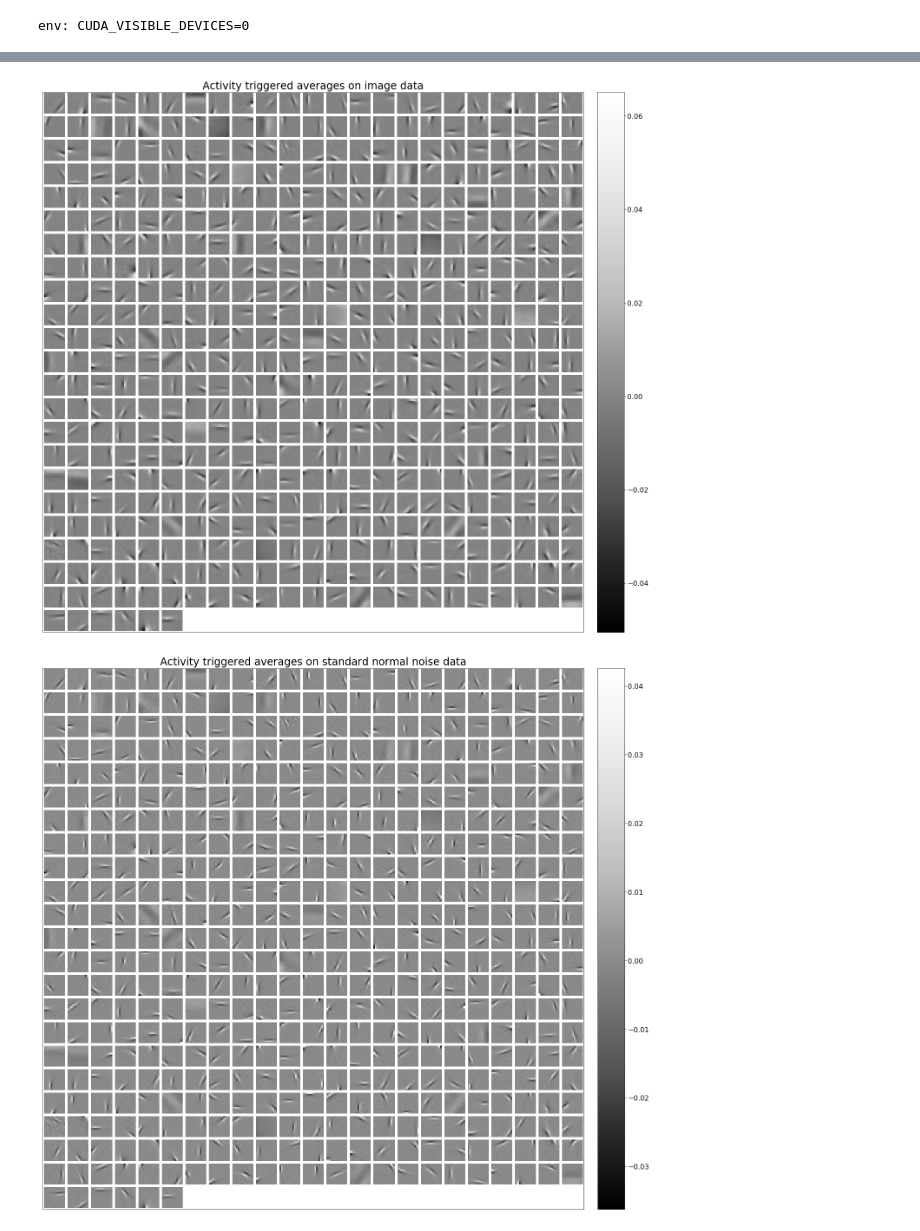
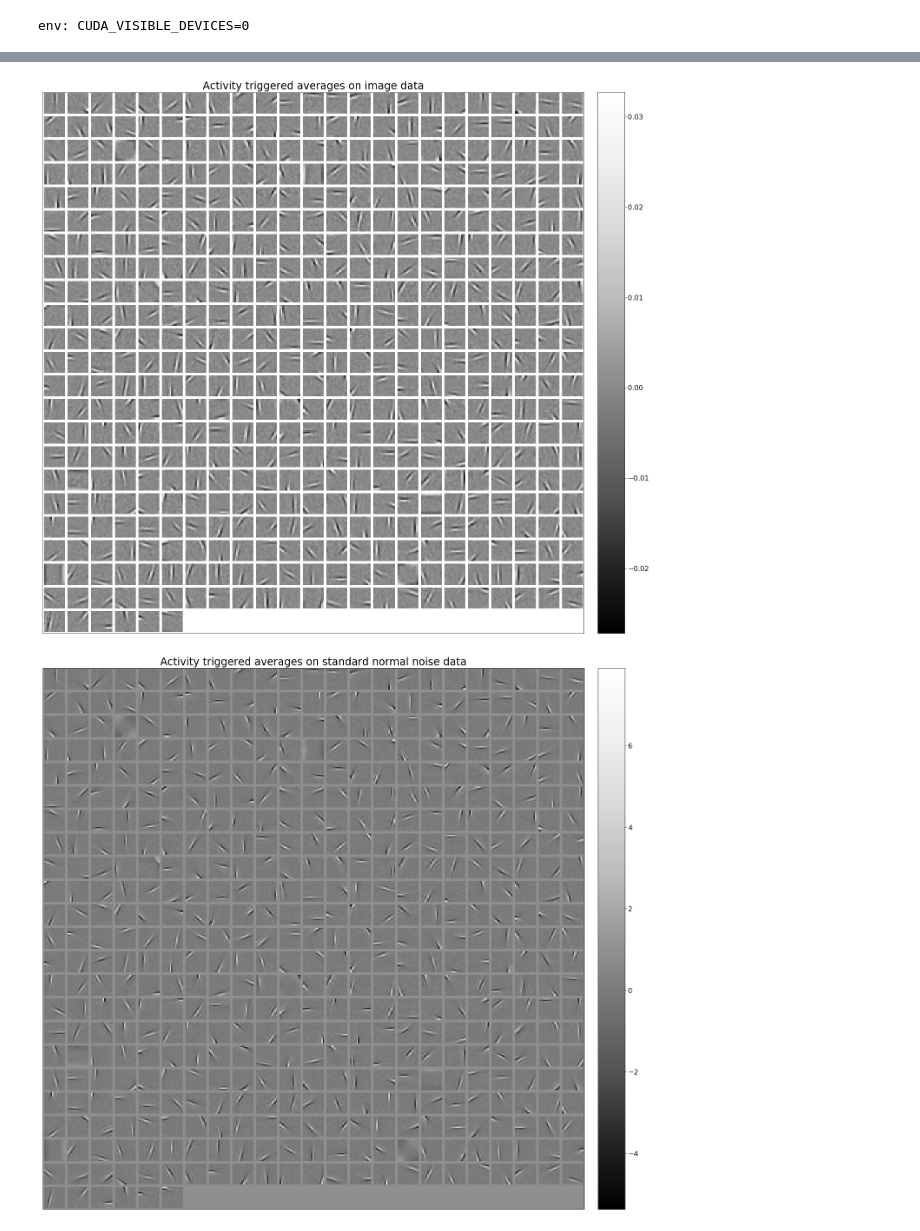
Before and after one commit to dpaiton/DeepSparseCoding, a Jupyter notebook: vis_lca.ipynb, the cells around one changed output, grey strips where cells are left out. Drawn from its saved outputs; the diff is of its cells as text; code cells hidden in the pictures.

Commit message:
inference loss analysis & plot
adds inference loss analysis & plot
fixes model_out_dir bug
fixes FT whitening, adds normalizing
minor bug fixing

```diff
--- a/vis_lca.ipynb
+++ b/vis_lca.ipynb
@@ -15,8 +15,9 @@ import analysis.analysis_picker as ap
 # %%
 analysis_params = {
   "model_type": "lca",
-  "model_name": "analysis_test",
-  "data_type": "vanhateren",
+  "model_name": "lca_vh_ft_white",
+  "data_type": "vanHateren",
+  "num_patches": 1e4,
   "device": "/gpu:0",
   "version": "0.0",
   "clobber": True}
@@ -28,6 +29,7 @@ analysis_params["model_dir"] = (os.path.expanduser("~")+"/Work/Projects/"
 analyzer = ap.get_analyzer(analysis_params)
 # %%
 analyzer.model_params["data_type"] = analysis_params["data_type"]
+analyzer.model_params["num_patches"] = analysis_params["num_patches"]
 data = ds.get_data(analyzer.model_params)
 analyzer.model_params["input_shape"] = [
   data["train"].num_rows*data["train"].num_cols*data["train"].num_channels]
@@ -48,17 +50,17 @@ atas_fig = pf.plot_data_tiled(analyzer.atas.T.reshape(num_neurons,
   int(np.sqrt(num_pixels)), int(np.sqrt(num_pixels))), normalize=False,
   title="Activity triggered averages on image data")
 # %% [output]
-[figure, old version]
+[figure, new version]
 # %%
 noise_images = np.random.standard_normal(data["train"].images.shape)
-noise_evals = analyzer.evaluate_model(noise_images)
-noise_atas = analyzer.compute_atas(noise_evals["weights/phi:0"],
-  noise_evals["inference/activity:0"], noise_images)
+noise_evals = analyzer.evaluate_model(noise_images, analyzer.var_names)
+noise_atas = analyzer.compute_atas(noise_evals["inference/activity:0"],
+  noise_images)
 noise_atas_fig = pf.plot_data_tiled(noise_atas.T.reshape(num_neurons,
   int(np.sqrt(num_pixels)), int(np.sqrt(num_pixels))), normalize=False,
   title="Activity triggered averages on standard normal noise data")
 # %% [output]
-[figure, old version]
+[figure, new version]
 # %%
 dict_fig = pf.plot_data_tiled(analyzer.evals["weights/phi:0"].T.reshape(analyzer.model.num_neurons,
   data["train"].num_cols, data["train"].num_rows), normalize=False, title="Weights")
```
Also changed, not shown: parts of 5 cells of this notebook, 10 other files.
